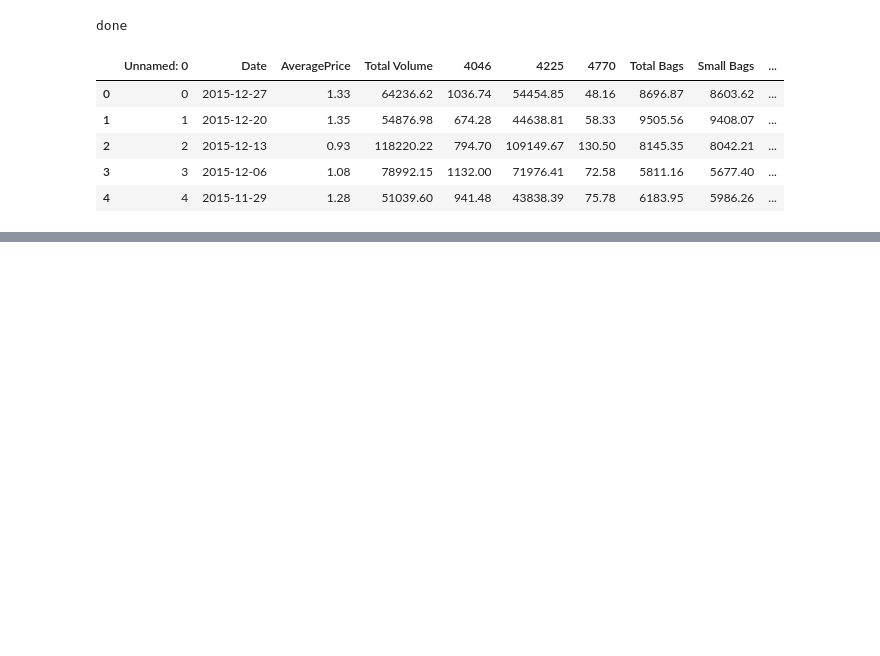
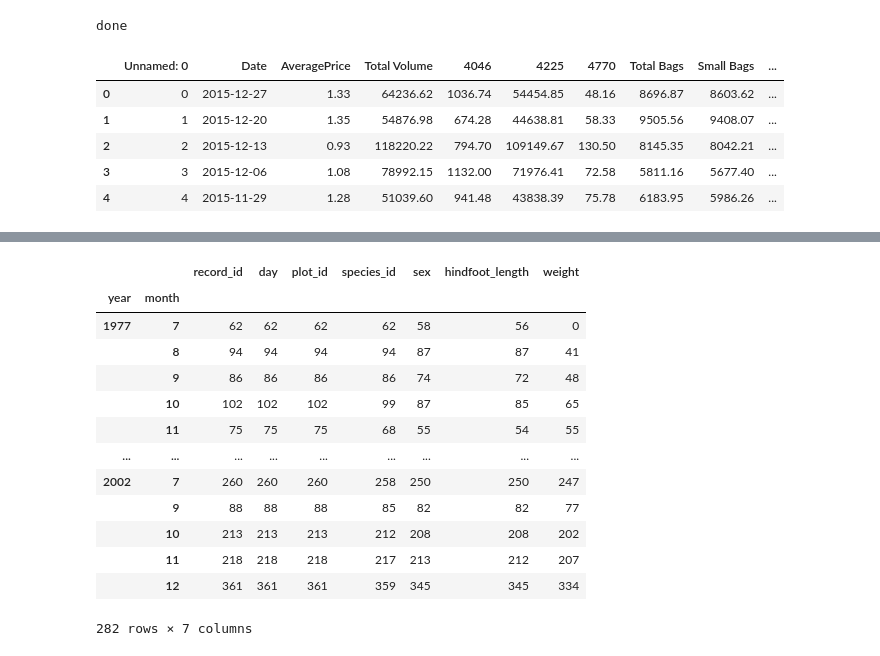
Before and after one commit to Ebuka007/Data-Science, a Jupyter notebook: PY_DAY_3.ipynb, the cells around one changed output, grey strips where cells are left out. Drawn from its saved outputs; the diff is of its cells as text; code cells hidden in the pictures; blank space fills up the shorter version.

```diff
--- a/PY_DAY_3.ipynb
+++ b/PY_DAY_3.ipynb
@@ -111,0 +332,18 @@ df.head()
+# %%
+XX = surveys_df.groupby(['year','month']).count()
+XX
+# %% [output]
+|  |  | record_id | day | plot_id | species_id | sex | hindfoot_length | weight |
+| year | month |  |  |  |  |  |  |  |
+| 1977 | 7 | 62 | 62 | 62 | 62 | 58 | 56 | 0 |
+|  | 8 | 94 | 94 | 94 | 94 | 87 | 87 | 41 |
+|  | 9 | 86 | 86 | 86 | 86 | 74 | 72 | 48 |
+|  | 10 | 102 | 102 | 102 | 99 | 87 | 85 | 65 |
+|  | 11 | 75 | 75 | 75 | 68 | 55 | 54 | 55 |
+| ... | ... | ... | ... | ... | ... | ... | ... | ... |
+| 2002 | 7 | 260 | 260 | 260 | 258 | 250 | 250 | 247 |
+|  | 9 | 88 | 88 | 88 | 85 | 82 | 82 | 77 |
+|  | 10 | 213 | 213 | 213 | 212 | 208 | 208 | 202 |
+|  | 11 | 218 | 218 | 218 | 217 | 213 | 212 | 207 |
+|  | 12 | 361 | 361 | 361 | 359 | 345 | 345 | 334 |
+282 rows × 7 columns
```
Also changed, not shown: parts of 28 cells of this notebook.
